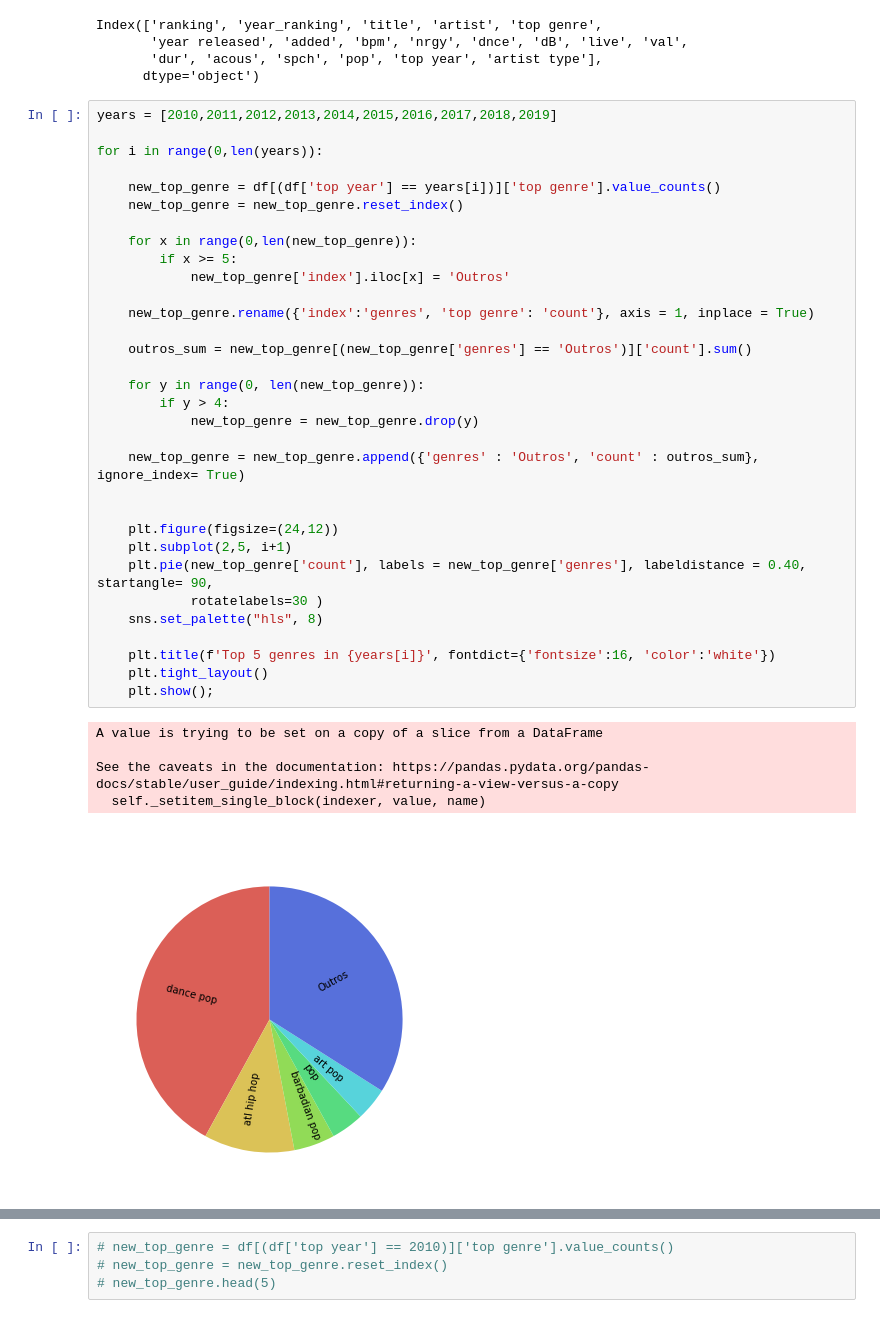
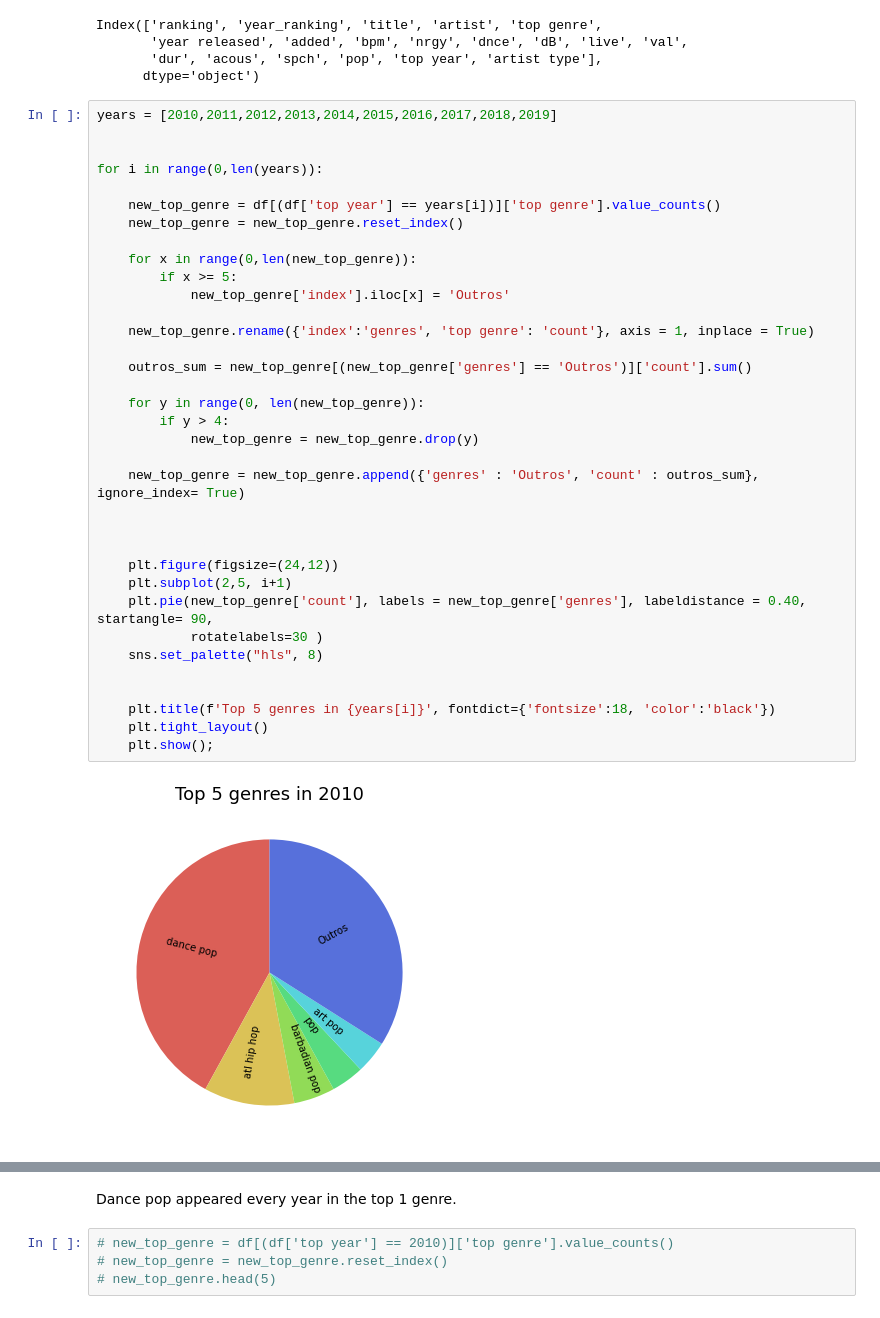
Before and after one commit to rafajovelho/Top_100_Stotify_song_2010-2019, a Jupyter notebook: Spotfy_Top_100_Songs_Analysis.ipynb, the cells around one changed output, grey strips where cells are left out. Cells and saved outputs as stored; diff of their text form.

```diff
--- a/Spotfy_Top_100_Songs_Analysis.ipynb
+++ b/Spotfy_Top_100_Songs_Analysis.ipynb
@@ -309,39 +309,38 @@ Index(['ranking', 'year_ranking', 'title', 'artist', 'top genre',
       dtype='object')
 # %%
 years = [2010,2011,2012,2013,2014,2015,2016,2017,2018,2019]
+
 
 for i in range(0,len(years)):
 
     new_top_genre = df[(df['top year'] == years[i])]['top genre'].value_counts()
     new_top_genre = new_top_genre.reset_index()
 
     for x in range(0,len(new_top_genre)):
         if x >= 5:
             new_top_genre['index'].iloc[x] = 'Outros'
 
     new_top_genre.rename({'index':'genres', 'top genre': 'count'}, axis = 1, inplace = True)
 
     outros_sum = new_top_genre[(new_top_genre['genres'] == 'Outros')]['count'].sum()
 
     for y in range(0, len(new_top_genre)):
         if y > 4:
             new_top_genre = new_top_genre.drop(y)
 
     new_top_genre = new_top_genre.append({'genres' : 'Outros', 'count' : outros_sum}, ignore_index= True)
 
 
+
     plt.figure(figsize=(24,12))
     plt.subplot(2,5, i+1)
     plt.pie(new_top_genre['count'], labels = new_top_genre['genres'], labeldistance = 0.40, startangle= 90,
             rotatelabels=30 )
     sns.set_palette("hls", 8)
 
-    plt.title(f'Top 5 genres in {years[i]}', fontdict={'fontsize':16, 'color':'white'})
+
+    plt.title(f'Top 5 genres in {years[i]}', fontdict={'fontsize':18, 'color':'black'})
     plt.tight_layout()
     plt.show();
 # %% [output]
-A value is trying to be set on a copy of a slice from a DataFrame
-
-See the caveats in the documentation: https://pandas.pydata.org/pandas-docs/stable/user_guide/indexing.html#returning-a-view-versus-a-copy
-  self._setitem_single_block(indexer, value, name)
-[figure, old version]
+[figure, new version]
@@ -357,3 +356,5 @@ See the caveats in the documentation: https://pandas.pydata.org/pandas-docs/stab
+# %% [markdown]
+Dance pop appeared every year in the top 1 genre.
 # %%
 # new_top_genre = df[(df['top year'] == 2010)]['top genre'].value_counts()
 # new_top_genre = new_top_genre.reset_index()
```
Also changed, not shown: parts of 3 cells of this notebook.
